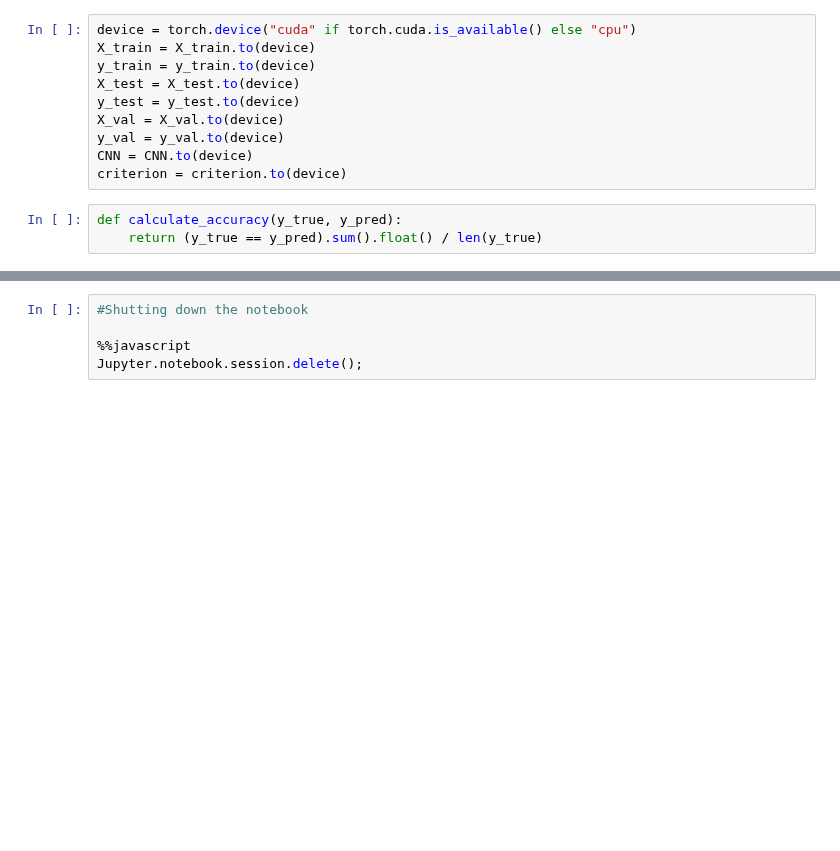
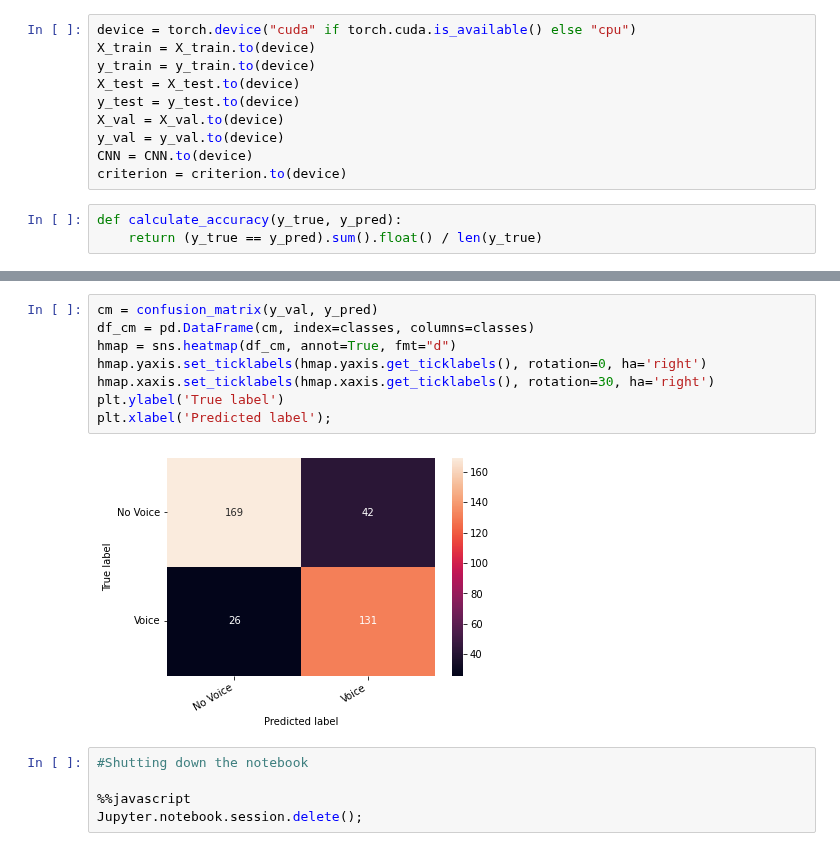
Before and after one commit to ambervb/dialogue-proj, a Jupyter notebook: CNN/CNN_Voice_YesNo_v2.ipynb, the cells around one changed output, grey strips where cells are left out. Cells and saved outputs as stored; diff of their text form; blank space fills up the shorter version.

```diff
--- a/CNN/CNN_Voice_YesNo_v2.ipynb
+++ b/CNN/CNN_Voice_YesNo_v2.ipynb
@@ -276,3 +287,13 @@ weighted avg       0.84      0.84      0.84       368
+# %%
+cm = confusion_matrix(y_val, y_pred)
+df_cm = pd.DataFrame(cm, index=classes, columns=classes)
+hmap = sns.heatmap(df_cm, annot=True, fmt="d")
+hmap.yaxis.set_ticklabels(hmap.yaxis.get_ticklabels(), rotation=0, ha='right')
+hmap.xaxis.set_ticklabels(hmap.xaxis.get_ticklabels(), rotation=30, ha='right')
+plt.ylabel('True label')
+plt.xlabel('Predicted label');
+# %% [output]
+[figure, added]
 # %%
 #Shutting down the notebook
 
```
Also changed, not shown: parts of 10 cells of this notebook.
